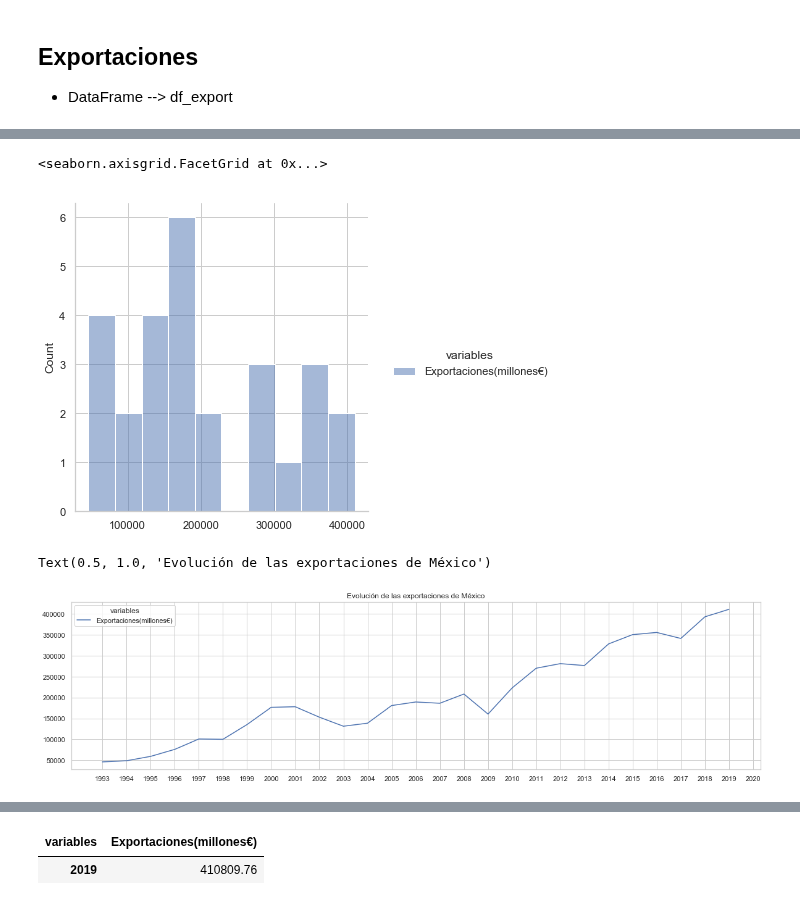
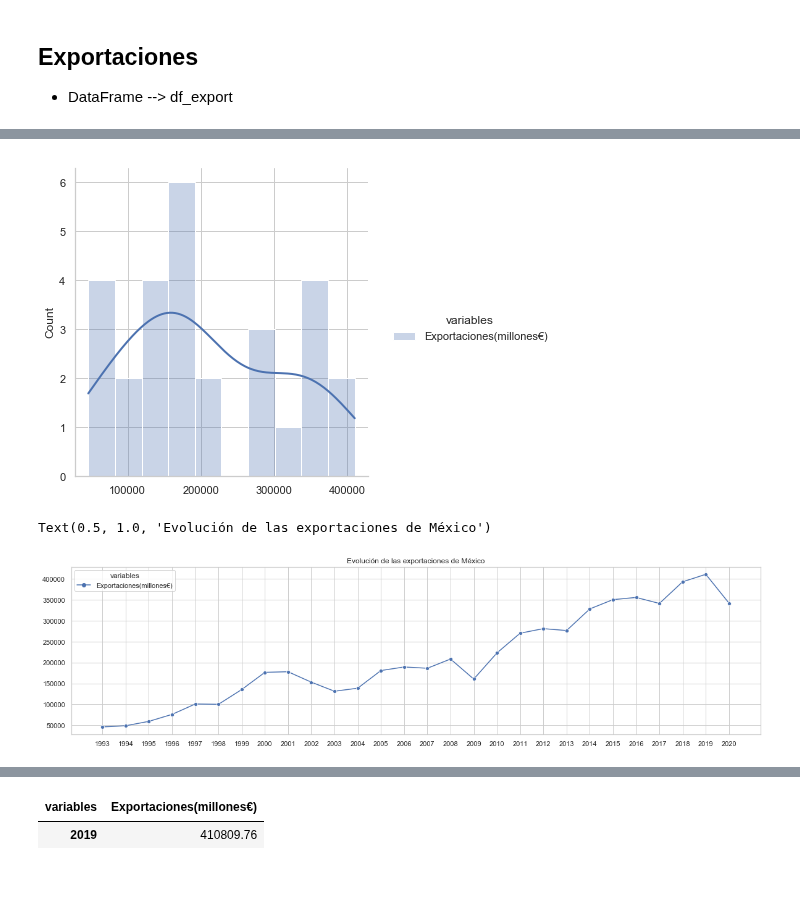
Before and after one commit to Afri-cola/Kschool-TFM, a Jupyter notebook: Edit_Exportaciones.ipynb, the cells around one changed output, grey strips where cells are left out. Cells and saved outputs as stored; diff of their text form; code cells hidden in the pictures.

```diff
--- a/Edit_Exportaciones.ipynb
+++ b/Edit_Exportaciones.ipynb
@@ -51,3 +34,0 @@ df_export.head()
-# %%
-df_export = df_export.div(1000000)
-df_export.head()
@@ -67,3 +34,0 @@ df.head()
-# %%
-df_export = df_export.mul(df, axis=0)
-df_export.head()
@@ -75,7 +35,3 @@ df_export.head()
-# %%
-df_export = df_export.round(2)
-# %%
-df_export = df_export.transpose()
 # %%
 df_export.describe()
 # %% [output]
@@ -96,15 +52,15 @@ ax = sns.boxplot(x=df_export["Exportaciones(millones€)"])
 # %%
-sns.displot(df_export, bins=10)
+sns.displot(df_export, bins=10, line_kws= {'linewidth': 2},
+        alpha   = 0.3, kde     = True);
 # %% [output]
-<seaborn.axisgrid.FacetGrid at 0x...>
-[figure, old version]
+[figure, new version]
 # %%
 plt.figure(figsize=(20,5))
-sns.lineplot(data=df_export)
+sns.lineplot(data=df_export, markers = True)
 plt.title('Evolución de las exportaciones de México')
 # %% [output]
 Text(0.5, 1.0, 'Evolución de las exportaciones de México')
-[figure, old version]
+[figure, new version]
 # %%
 df_export.sum()
 # %% [output]
```
Also changed, not shown: parts of 14 cells of this notebook.
